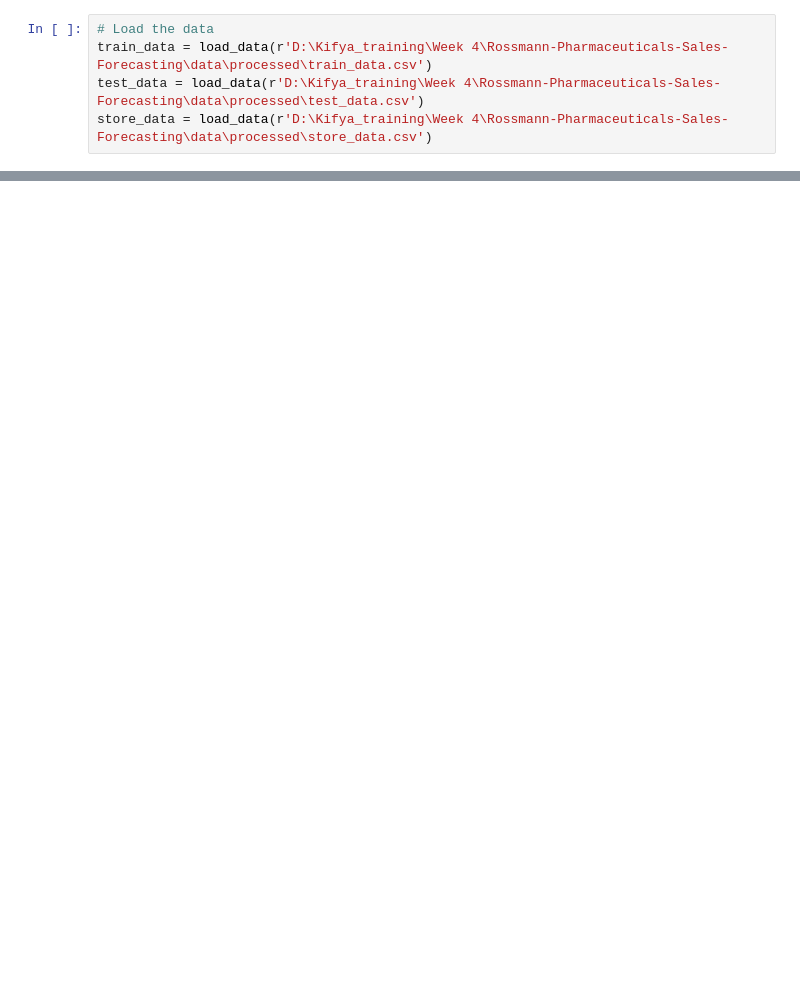
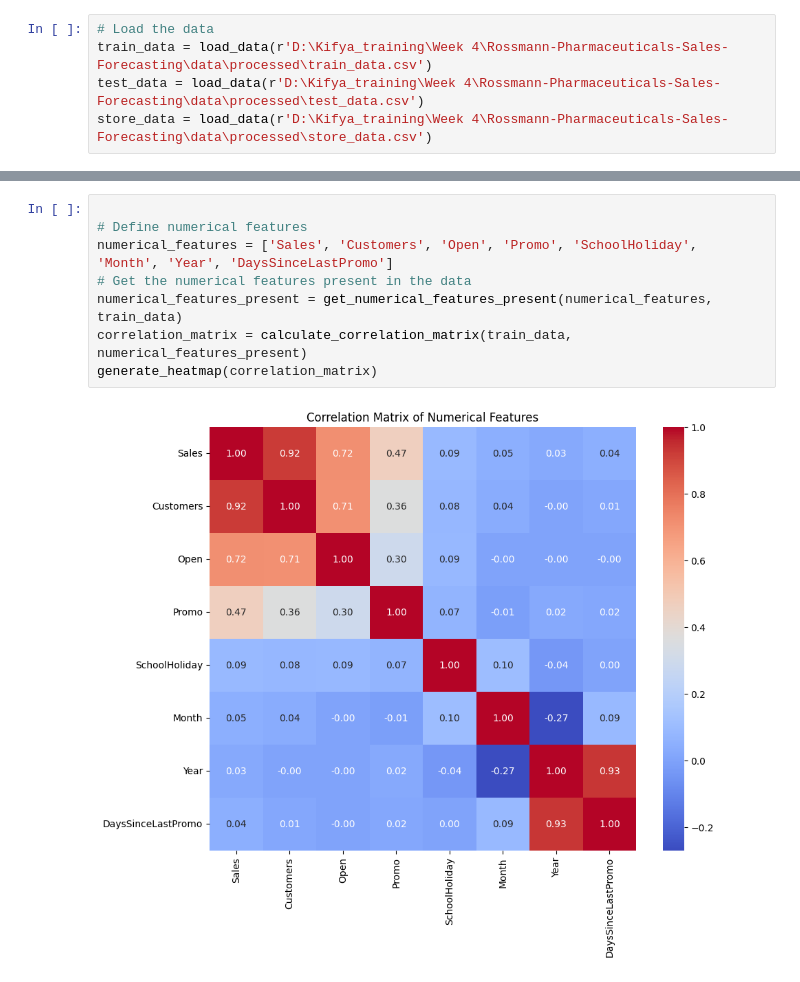
Before and after one commit to YonInsights/Rossmann-Pharmaceuticals-Sales-Forecasting, a Jupyter notebook: notebooks/2_EDA.ipynb, the cells around one changed output, grey strips where cells are left out. Drawn from its saved outputs; the diff is of its cells as text; blank space fills up the shorter version.

```diff
--- a/notebooks/2_EDA.ipynb
+++ b/notebooks/2_EDA.ipynb
@@ -74,0 +98,10 @@ Passing `palette` without assigning `hue` is deprecated and will be removed in v
+# %%
+
+# Define numerical features
+numerical_features = ['Sales', 'Customers', 'Open', 'Promo', 'SchoolHoliday', 'Month', 'Year', 'DaysSinceLastPromo']
+# Get the numerical features present in the data
+numerical_features_present = get_numerical_features_present(numerical_features, train_data)
+correlation_matrix = calculate_correlation_matrix(train_data, numerical_features_present)
+generate_heatmap(correlation_matrix)
+# %% [output]
+[figure, added]
```
Also changed, not shown: parts of 7 cells of this notebook, 1 other file.
